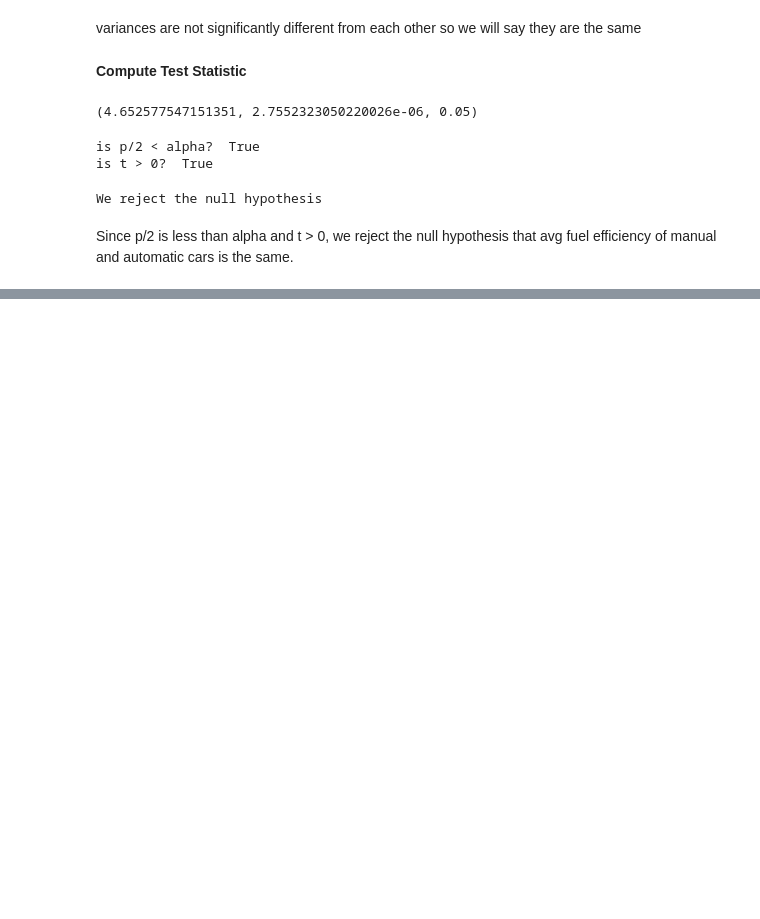
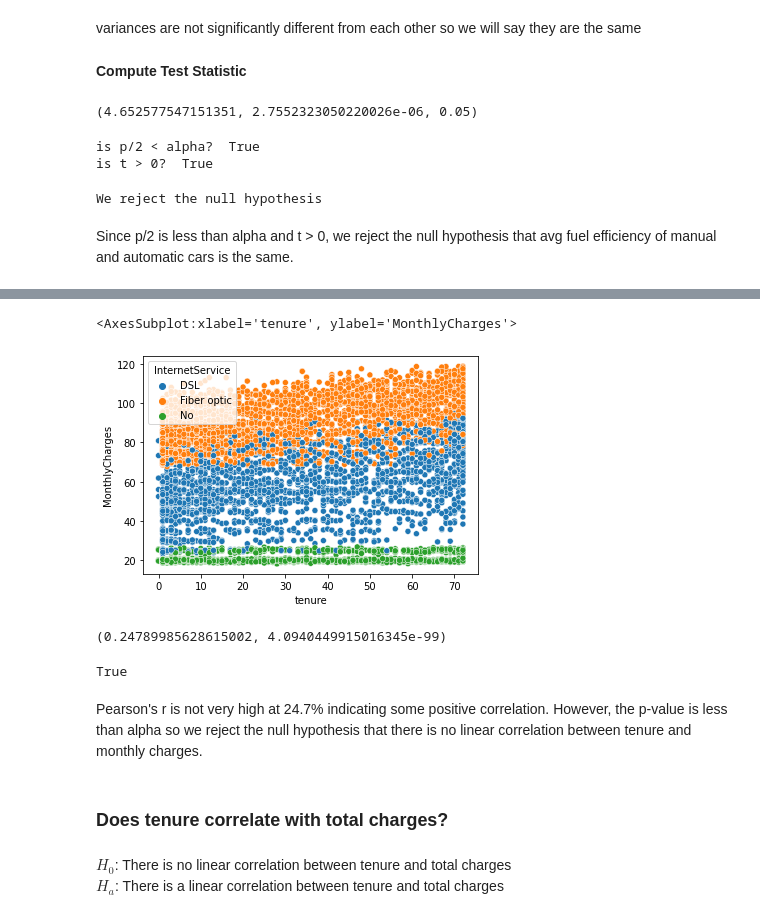
Before and after one commit to mariamnaqvi/statistics-exercises, a Jupyter notebook: hypothesis_testing.ipynb, the cells around one changed output, grey strips where cells are left out. Drawn from its saved outputs; the diff is of its cells as text; code cells hidden in the pictures; blank space fills up the shorter version.

```diff
--- a/hypothesis_testing.ipynb
+++ b/hypothesis_testing.ipynb
@@ -517,0 +585,21 @@ Since p/2 is less than alpha and t > 0, we reject the null hypothesis that avg f
+# %%
+sns.scatterplot(x = 'tenure', y= 'MonthlyCharges', data = df, hue = 'InternetService')
+# %% [output]
+<AxesSubplot:xlabel='tenure', ylabel='MonthlyCharges'>
+[figure, added]
+# %%
+corr, p = stats.pearsonr(x, y)
+corr, p
+# %% [output]
+(0.24789985628615002, 4.0940449915016345e-99)
+# %%
+p < alpha
+# %% [output]
+True
+# %% [markdown]
+Pearson's r is not very high at 24.7% indicating some positive correlation. However, the p-value is less than alpha so we reject the null hypothesis that there is no linear correlation between tenure and monthly charges.
+# %% [markdown]
+### Does tenure correlate with total charges?
+# %% [markdown]
+$H_{0}$: There is no linear correlation between tenure and total charges
+$H_{a}$:  There is a linear correlation between tenure and total charges
```
Also changed, not shown: parts of 89 cells of this notebook.
